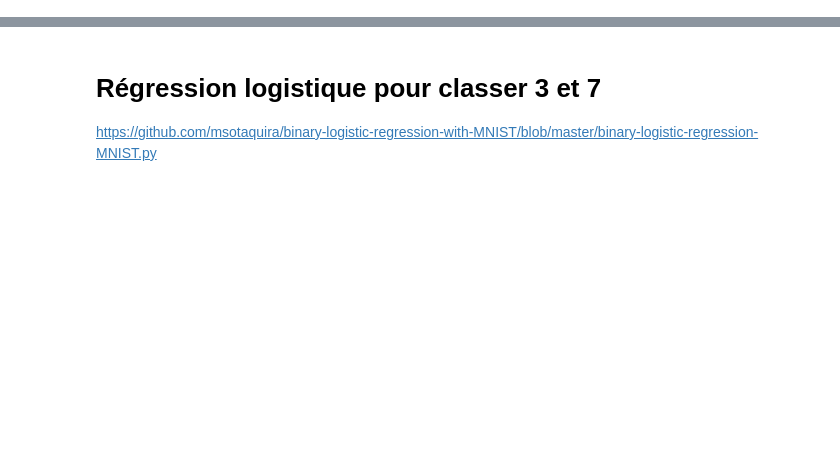
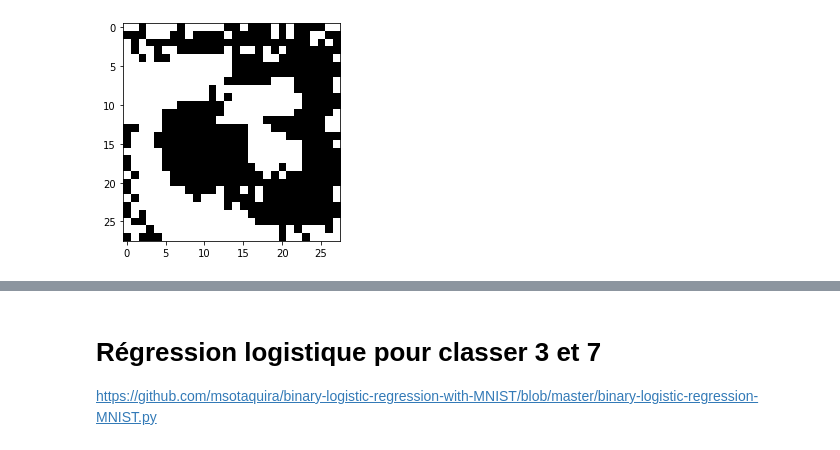
Before and after one commit to VFAFuzzball/ProjetMLA, a Jupyter notebook: Part5_AdversarialTraining_vs_WeightDecay/training.ipynb, the cells around one changed output, grey strips where cells are left out. Cells and saved outputs as stored; diff of their text form; code cells hidden in the pictures; blank space fills up the shorter version.

```diff
--- a/Part5_AdversarialTraining_vs_WeightDecay/training.ipynb
+++ b/Part5_AdversarialTraining_vs_WeightDecay/training.ipynb
@@ -40,3 +58,9 @@ ds_test = ds_test.prefetch(tf.data.AUTOTUNE)
+# %%
+# Plot the sign of the weights as a 2D plot
+plt.imshow(np.sign(weights[0]).reshape(28, 28), cmap='gray')
+plt.show()
+# %% [output]
+[figure, added]
 # %%
 def get_adversial_exemple(model, image, label, eps=0.25):
     image = tf.cast(image, tf.float32)
```
Also changed, not shown: parts of 20 cells of this notebook, 1 other file.
